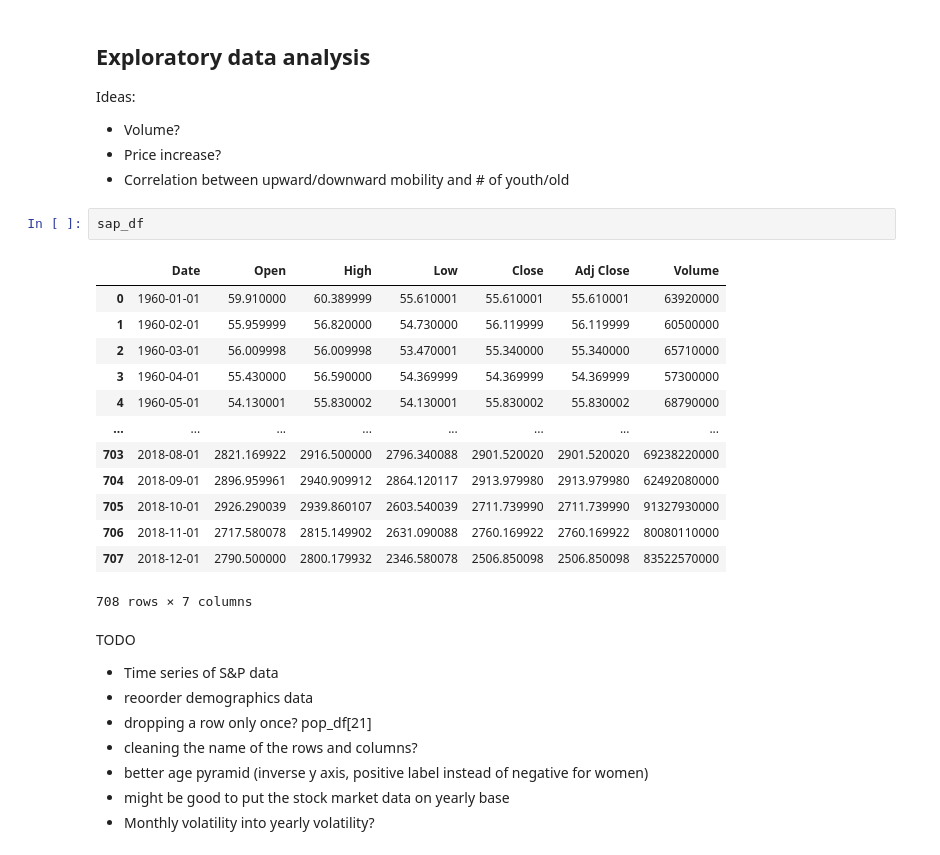
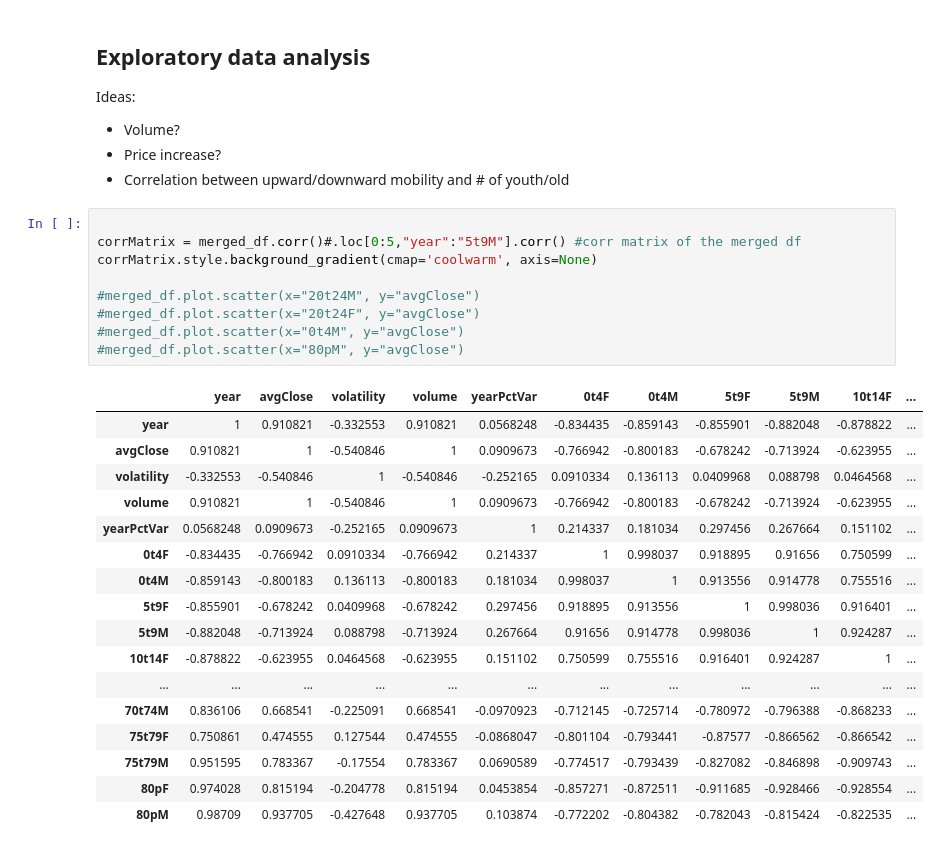
Before and after one commit to doodger/dataScience, a Jupyter notebook: finance.ipynb, the cells around one changed output. Saved outputs shown, nothing was run; the diff lists cells and outputs as text.

Commit message:
data exploration begin

```diff
--- a/finance.ipynb
+++ b/finance.ipynb
@@ -85,30 +117,30 @@ Ideas:
 *  Volume?
 *  Price increase?
 *  Correlation between upward/downward mobility and # of youth/old
-# %%
-sap_df
-# %% [output]
-|  | Date | Open | High | Low | Close | Adj Close | Volume |
-| 0 | 1960-01-01 | 59.910000 | 60.389999 | 55.610001 | 55.610001 | 55.610001 | 63920000 |
-| 1 | 1960-02-01 | 55.959999 | 56.820000 | 54.730000 | 56.119999 | 56.119999 | 60500000 |
-| 2 | 1960-03-01 | 56.009998 | 56.009998 | 53.470001 | 55.340000 | 55.340000 | 65710000 |
-| 3 | 1960-04-01 | 55.430000 | 56.590000 | 54.369999 | 54.369999 | 54.369999 | 57300000 |
-| 4 | 1960-05-01 | 54.130001 | 55.830002 | 54.130001 | 55.830002 | 55.830002 | 68790000 |
-| ... | ... | ... | ... | ... | ... | ... | ... |
-| 703 | 2018-08-01 | 2821.169922 | 2916.500000 | 2796.340088 | 2901.520020 | 2901.520020 | 69238220000 |
-| 704 | 2018-09-01 | 2896.959961 | 2940.909912 | 2864.120117 | 2913.979980 | 2913.979980 | 62492080000 |
-| 705 | 2018-10-01 | 2926.290039 | 2939.860107 | 2603.540039 | 2711.739990 | 2711.739990 | 91327930000 |
-| 706 | 2018-11-01 | 2717.580078 | 2815.149902 | 2631.090088 | 2760.169922 | 2760.169922 | 80080110000 |
-| 707 | 2018-12-01 | 2790.500000 | 2800.179932 | 2346.580078 | 2506.850098 | 2506.850098 | 83522570000 |
-708 rows × 7 columns
-# %% [markdown]
-TODO
-
-
-*   Time series of S&P data
-*   reoorder demographics data
-*   dropping a row only once? pop_df[21]
-*   cleaning the name of the rows and columns?
-*   better age pyramid (inverse y axis, positive label instead of negative for women)
-*   might be good to put the stock market data on yearly base
-*   Monthly volatility into yearly volatility?
+# %%
+
+corrMatrix = merged_df.corr()#.loc[0:5,"year":"5t9M"].corr() #corr matrix of the merged df
+corrMatrix.style.background_gradient(cmap='coolwarm', axis=None)
+
+#merged_df.plot.scatter(x="20t24M", y="avgClose")
+#merged_df.plot.scatter(x="20t24F", y="avgClose")
+#merged_df.plot.scatter(x="0t4M", y="avgClose")
+#merged_df.plot.scatter(x="80pM", y="avgClose")
+# %% [output]
+|  | year | avgClose | volatility | volume | yearPctVar | 0t4F | 0t4M | 5t9F | 5t9M | 10t14F | ... |
+| year | 1 | 0.910821 | -0.332553 | 0.910821 | 0.0568248 | -0.834435 | -0.859143 | -0.855901 | -0.882048 | -0.878822 | ... |
+| avgClose | 0.910821 | 1 | -0.540846 | 1 | 0.0909673 | -0.766942 | -0.800183 | -0.678242 | -0.713924 | -0.623955 | ... |
+| volatility | -0.332553 | -0.540846 | 1 | -0.540846 | -0.252165 | 0.0910334 | 0.136113 | 0.0409968 | 0.088798 | 0.0464568 | ... |
+| volume | 0.910821 | 1 | -0.540846 | 1 | 0.0909673 | -0.766942 | -0.800183 | -0.678242 | -0.713924 | -0.623955 | ... |
+| yearPctVar | 0.0568248 | 0.0909673 | -0.252165 | 0.0909673 | 1 | 0.214337 | 0.181034 | 0.297456 | 0.267664 | 0.151102 | ... |
+| 0t4F | -0.834435 | -0.766942 | 0.0910334 | -0.766942 | 0.214337 | 1 | 0.998037 | 0.918895 | 0.91656 | 0.750599 | ... |
+| 0t4M | -0.859143 | -0.800183 | 0.136113 | -0.800183 | 0.181034 | 0.998037 | 1 | 0.913556 | 0.914778 | 0.755516 | ... |
+| 5t9F | -0.855901 | -0.678242 | 0.0409968 | -0.678242 | 0.297456 | 0.918895 | 0.913556 | 1 | 0.998036 | 0.916401 | ... |
+| 5t9M | -0.882048 | -0.713924 | 0.088798 | -0.713924 | 0.267664 | 0.91656 | 0.914778 | 0.998036 | 1 | 0.924287 | ... |
+| 10t14F | -0.878822 | -0.623955 | 0.0464568 | -0.623955 | 0.151102 | 0.750599 | 0.755516 | 0.916401 | 0.924287 | 1 | ... |
+| ... | ... | ... | ... | ... | ... | ... | ... | ... | ... | ... | ... |
+| 70t74M | 0.836106 | 0.668541 | -0.225091 | 0.668541 | -0.0970923 | -0.712145 | -0.725714 | -0.780972 | -0.796388 | -0.868233 | ... |
+| 75t79F | 0.750861 | 0.474555 | 0.127544 | 0.474555 | -0.0868047 | -0.801104 | -0.793441 | -0.87577 | -0.866562 | -0.866542 | ... |
+| 75t79M | 0.951595 | 0.783367 | -0.17554 | 0.783367 | 0.0690589 | -0.774517 | -0.793439 | -0.827082 | -0.846898 | -0.909743 | ... |
+| 80pF | 0.974028 | 0.815194 | -0.204778 | 0.815194 | 0.0453854 | -0.857271 | -0.872511 | -0.911685 | -0.928466 | -0.928554 | ... |
+| 80pM | 0.98709 | 0.937705 | -0.427648 | 0.937705 | 0.103874 | -0.772202 | -0.804382 | -0.782043 | -0.815424 | -0.822535 | ... |
```
Also changed, not shown: parts of 5 cells of this notebook.
